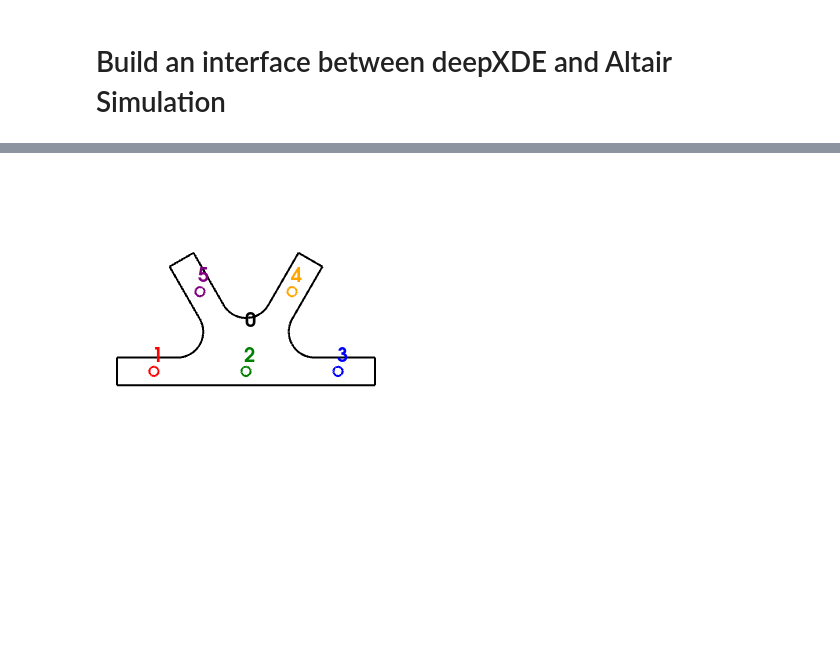
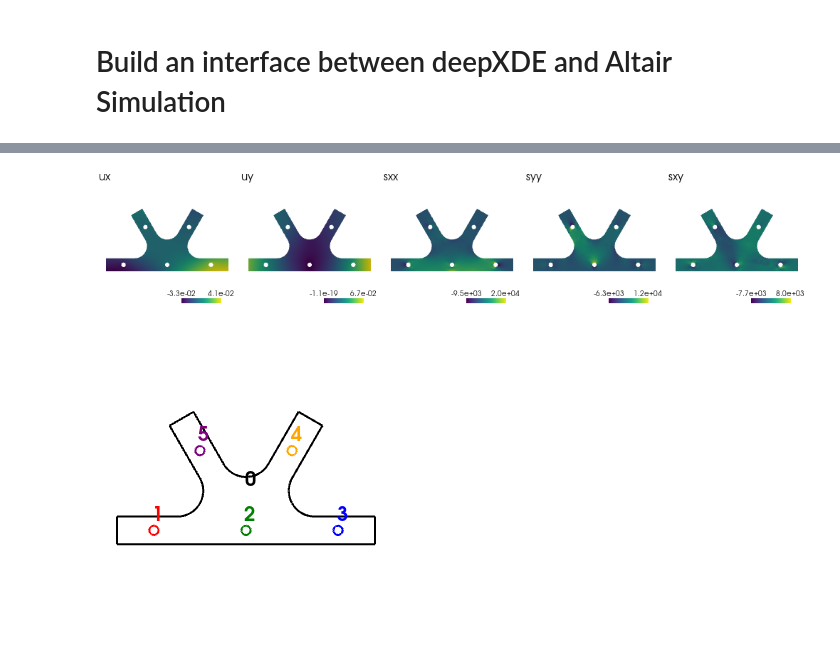
Before and after one commit to ewhalen12/pinnDSE, a Jupyter notebook: connectorPinnSimon.ipynb, the cells around one changed output, grey strips where cells are left out. Saved outputs shown, nothing was run; the diff lists cells and outputs as text; code cells hidden in the pictures; blank space fills up the shorter version.

```diff
--- a/connectorPinnSimon.ipynb
+++ b/connectorPinnSimon.ipynb
@@ -113,13 +59,8 @@ sphere.plot(color='w', notebook=True)
 # %%
-# load mesh and solver results
-pn.extension('vtk')  # this needs to be at the top of each cell for some reason
+# load using the alternative format
 
-op2File = 'data/connector/v1.0/connectorDesign03.op2'
-# geom = MeshGeom(op2File, thickness=6.35)
-
-# load using the alternative format
-meshFile = 'data/controlArm/v1.0/controlArm01_nom.vtk'
-pickleFile = 'data/controlArm/v1.0/controlArm01_nom.p'
+meshFile = 'data/connector/v1.0/connectorDesign03.vtk'
+pickleFile = 'data/connector/v1.0/connectorDesign03.p'
 geom = MeshGeom(meshFile=meshFile, pickleFile=pickleFile)
 
 plotScalarFields(geom.mesh, geom.resDf)
@@ -128,0 +68 @@ plotScalarFields(geom.mesh, geom.resDf)
+[figure, added]
```
Also changed, not shown: parts of 8 cells of this notebook.
